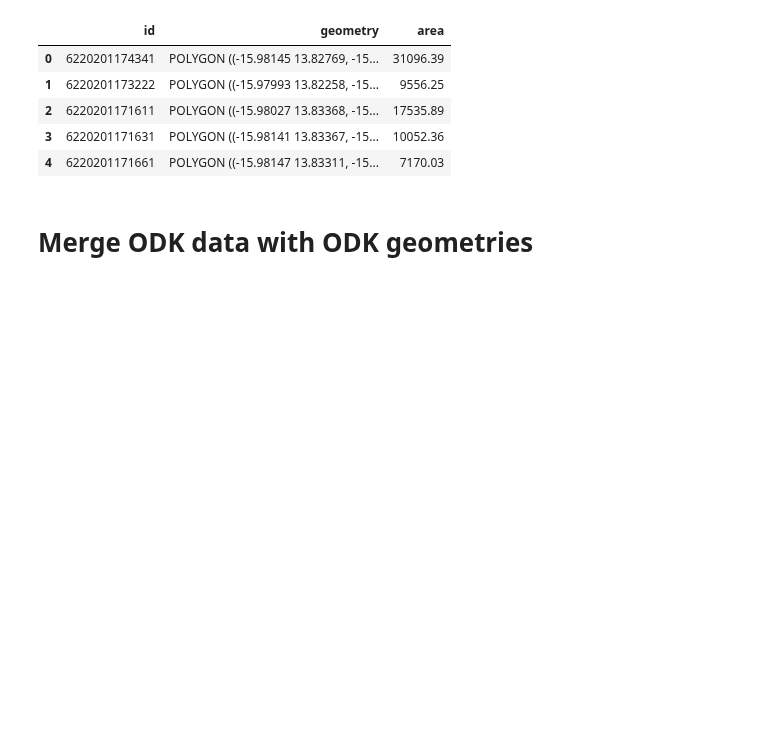
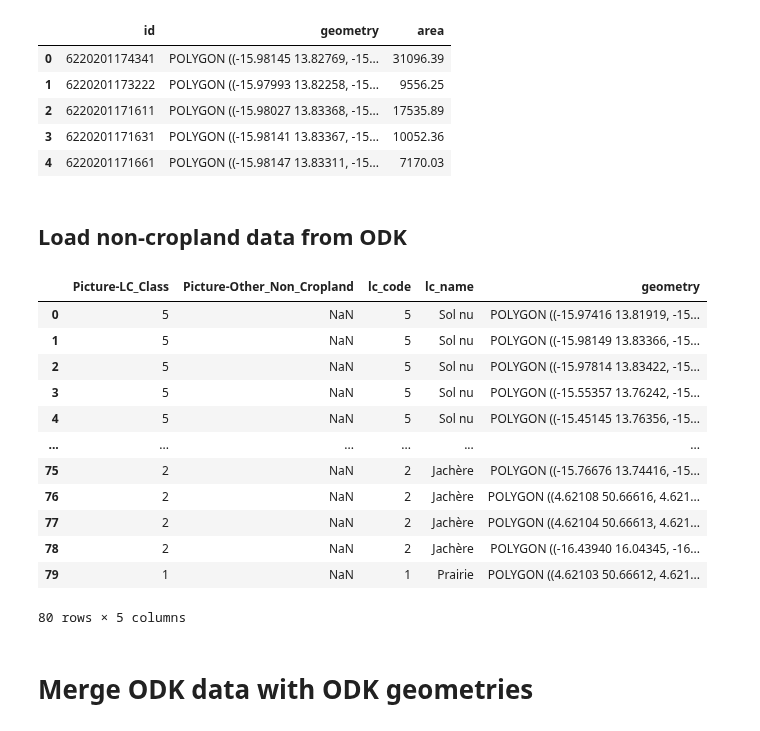
Before and after one commit to nicolasdeffense/eo-toolbox, a Jupyter notebook: notebooks_working/EOStat/clean_in_situ_senegal.ipynb, the cells around one changed output. Drawn from its saved outputs; the diff is of its cells as text; code cells hidden in the pictures; blank space fills up the shorter version.

Commit message:
add non crop

```diff
--- a/notebooks_working/EOStat/clean_in_situ_senegal.ipynb
+++ b/notebooks_working/EOStat/clean_in_situ_senegal.ipynb
@@ -20,10 +20,14 @@ import folium_def
 # %%
 path = '/export/projects/FAO-EOStat-Senegal/'
 
-odk_csv = f'{path}FormSenegal05/FormSenegal05.csv'
-odk_shp = f'{path}FormSenegal05/polygons_ODK.shp'
+odk_crop_csv     = f'{path}ODK/FormSenegal05.csv'
+odk_non_crop_csv = f'{path}ODK/FormSenegal07.csv'
+
+odk_shp = f'{path}ODK/polygons_ODK.shp'
 roi_shp = f'{path}ROI/Senegal_DepartementNioro.shp'
-lut_csv = f'{path}LUT/LUT_senegal.csv'
+
+lut_crop_csv     = f'{path}LUT/LUT_crop.csv'
+lut_non_crop_csv = f'{path}LUT/LUT_non_crop.csv'
 # %% [markdown]
 ## Output
 # %%
@@ -45,3 +51,7 @@ lut_df.head()
 | 2 | 3 | Béréf |
 | 3 | 4 | Bissap |
 | 4 | 5 | Coton |
+# %%
+lut_non_crop_df = pd.read_csv(lut_non_crop_csv)
+
+lut_non_crop_df.head()
@@ -201,6 +218,43 @@ There are 232 polygons obtained with the tablet (ODK)
 | 2 | 6220201171611 | POLYGON ((-15.98027 13.83368, -15... | 17535.89 |
 | 3 | 6220201171631 | POLYGON ((-15.98141 13.83367, -15... | 10052.36 |
 | 4 | 6220201171661 | POLYGON ((-15.98147 13.83311, -15... | 7170.03 |
+# %% [markdown]
+## Load non-cropland data from ODK
+# %%
+odk_non_crop_df = pd.read_csv(odk_non_crop_csv)
+
+odk_non_crop_df = odk_non_crop_df[['Picture-LC_Class','Picture-Other_Non_Cropland','start-geopoint-Latitude','start-geopoint-Longitude']]
+
+odk_non_crop_df = odk_non_crop_df.rename(columns={"start-geopoint-Longitude": "longitude", "start-geopoint-Latitude": "latitude"})
+
+odk_non_crop_df = odk_non_crop_df.merge(lut_non_crop_df, left_on='Picture-LC_Class', right_on='lc_code')
+
+odk_non_crop_gdf = gpd.GeoDataFrame(odk_non_crop_df, geometry=gpd.points_from_xy(odk_non_crop_df.longitude, odk_non_crop_df.latitude, crs="EPSG:4326"))
+
+odk_non_crop_gdf = odk_non_crop_gdf.drop(columns=['longitude', 'latitude'])
+
+odk_non_crop_gdf = odk_non_crop_gdf.to_crs(epsg=32628)
+
+odk_non_crop_gdf['geometry'] = odk_non_crop_gdf.buffer(10, resolution=24)
+
+odk_non_crop_gdf = odk_non_crop_gdf.to_crs(epsg=4326)
+
+
+odk_non_crop_gdf
+# %% [output]
+|  | Picture-LC_Class | Picture-Other_Non_Cropland | lc_code | lc_name | geometry |
+| 0 | 5 | NaN | 5 | Sol nu | POLYGON ((-15.97416 13.81919, -15... |
+| 1 | 5 | NaN | 5 | Sol nu | POLYGON ((-15.98149 13.83366, -15... |
+| 2 | 5 | NaN | 5 | Sol nu | POLYGON ((-15.97814 13.83422, -15... |
+| 3 | 5 | NaN | 5 | Sol nu | POLYGON ((-15.55357 13.76242, -15... |
+| 4 | 5 | NaN | 5 | Sol nu | POLYGON ((-15.45145 13.76356, -15... |
+| ... | ... | ... | ... | ... | ... |
+| 75 | 2 | NaN | 2 | Jachère | POLYGON ((-15.76676 13.74416, -15... |
+| 76 | 2 | NaN | 2 | Jachère | POLYGON ((4.62108 50.66616, 4.621... |
+| 77 | 2 | NaN | 2 | Jachère | POLYGON ((4.62104 50.66613, 4.621... |
+| 78 | 2 | NaN | 2 | Jachère | POLYGON ((-16.43940 16.04345, -16... |
+| 79 | 1 | NaN | 1 | Prairie | POLYGON ((4.62103 50.66612, 4.621... |
+80 rows × 5 columns
 # %% [markdown]
 # Merge ODK data with ODK geometries
 # %%
```
Also changed, not shown: parts of 12 cells of this notebook, 1 other file.
